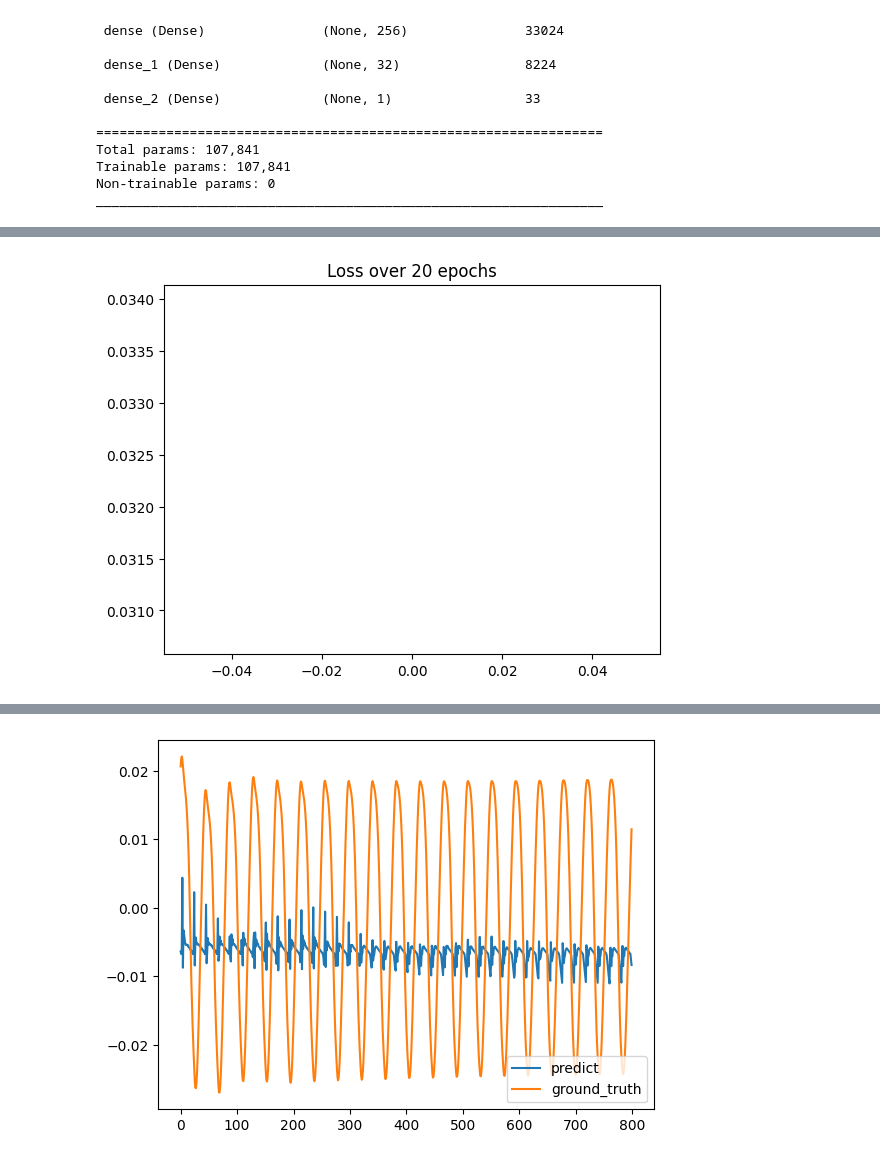
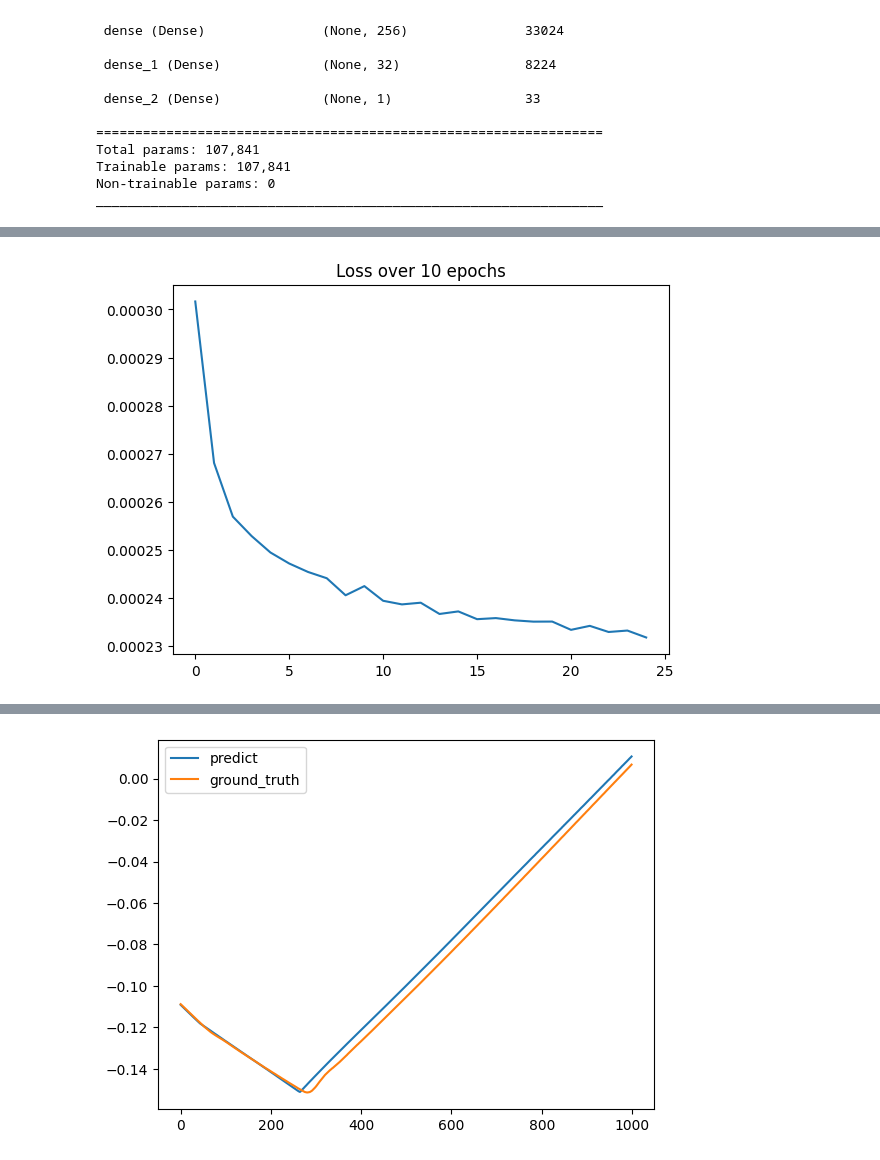
Before and after one commit to john-marinelli/filternet, a Jupyter notebook: rnn_tests.ipynb, the cells around one changed output, grey strips where cells are left out. Drawn from its saved outputs; the diff is of its cells as text; code cells hidden in the pictures.

```diff
--- a/rnn_tests.ipynb
+++ b/rnn_tests.ipynb
@@ -7,7 +7,7 @@ import numpy as np
 # %%
 look_back = 10
 # %%
-df = pd.read_csv("data/testsetallwaves_sr22050.csv")
+df = pd.read_csv("data/digital_training_data.csv")
 df = df.loc[:500000,:]
 scaler = StandardScaler()
 
@@ -15,14 +15,14 @@ df["pre_filter"] = scaler.fit_transform(df["pre_filter"].to_numpy().reshape(-1,1
 # %%
 X_train, X_test, y_train, y_test = sn.utilities.train_test(df["pre_filter"].to_numpy(), df["post_filter"].to_numpy())
 # %%
-X_train, X_test, y_train, y_test = sn.utilities.frame_up_ann(X_train, X_test, y_train, y_test, window=10)
+X_train, X_test, y_train, y_test = sn.utilities.frame_up_ann(X_train, X_test, y_train, y_test, window=5)
 # %%
 X_train = np.reshape(X_train,(X_train.shape[0], X_train.shape[1], 1))
 X_test = np.reshape(X_test,(X_test.shape[0], X_test.shape[1], 1))
 # %%
 model = keras.models.Sequential()
 
-model.add(keras.layers.LSTM(128, input_shape=(10,1)))
+model.add(keras.layers.LSTM(128, input_shape=(5,1)))
 model.add(keras.layers.Dense(256, activation="relu"))
 model.add(keras.layers.Dense(32, activation="tanh"))
 model.add(keras.layers.Dense(1))
@@ -49,5 +49,5 @@ Trainable params: 107,841
 Non-trainable params: 0
 _________________________________________________________________
 # %%
-history = model.fit(X_train, y_train, epochs=10)
+history = model.fit(X_train, y_train, epochs=25)
 # %% [output]
@@ -56,15 +74,16 @@ history = model.fit(X_train, y_train, epochs=10)
 import matplotlib.pyplot as plt
 # %%
 plt.plot(history.history["loss"])
-plt.title("Loss over 20 epochs")
+plt.title("Loss over 10 epochs")
 plt.show()
 # %% [output]
-[figure, old version]
+[figure, new version]
 # %%
 predictions = model.predict(X_test)
 
-plt.plot(predictions[200:1000], label="predict")
-plt.plot(y_test[200:1000], label="ground_truth")
+plt.plot(predictions[3000:4000], label="predict")
+plt.plot(y_test[3000:4000], label="ground_truth")
+# plt.plot(X_test[2000:12000,-1], label="ground_truth")
 plt.legend()
 plt.show()
 # %% [output]
@@ -72 +91 @@ plt.show()
-[figure, old version]
+[figure, new version]
```
Also changed, not shown: parts of 2 cells of this notebook, 1 other file.
